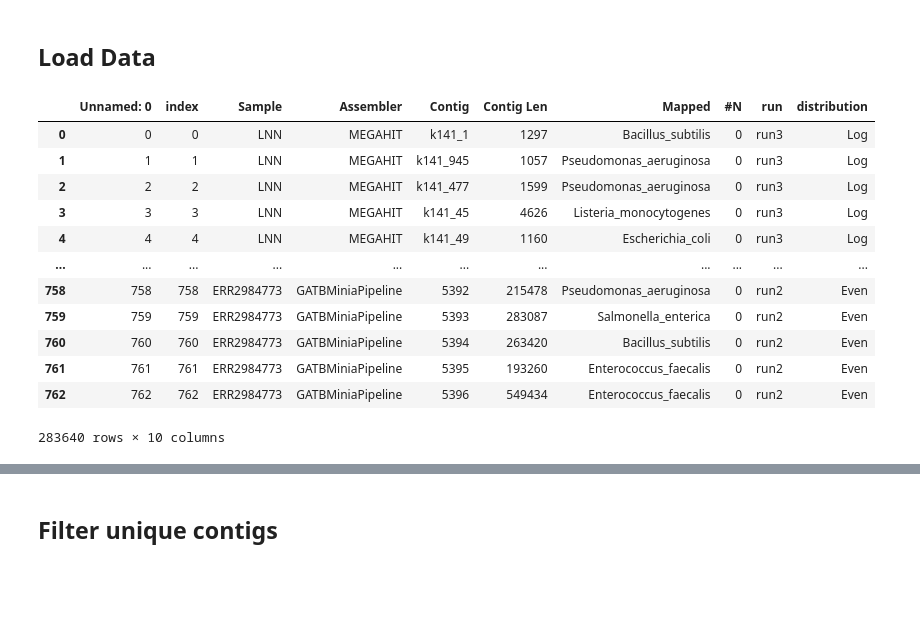
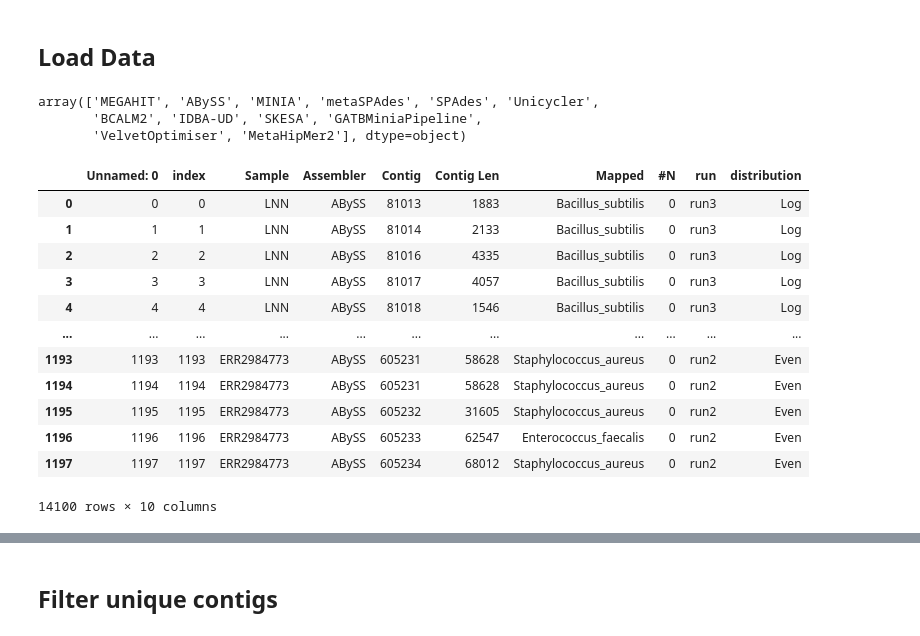
Before and after one commit to B-UMMI/LMAS_Manuscript_Analysis, a Jupyter notebook: Analysis/3. Assembler Rubustness.ipynb, the cells around one changed output, grey strips where cells are left out. Cells and saved outputs as stored; diff of their text form; code cells hidden in the pictures; blank space fills up the shorter version.

```diff
--- a/Analysis/3. Assembler Rubustness.ipynb
+++ b/Analysis/3. Assembler Rubustness.ipynb
@@ -47,19 +47,24 @@ for f in contig_size_files:
 
 contig_size_df = pd.concat(df_list)
 contig_size_df['distribution'] = np.where(contig_size_df['Sample'].isin(log_distributed), 'Log', 'Even')
-
-contig_size_df
+contig_size_df.Assembler.unique()
 # %% [output]
-|  | Unnamed: 0 | index | Sample | Assembler | Contig | Contig Len | Mapped | #N | run | distribution |
-| 0 | 0 | 0 | LNN | MEGAHIT | k141_1 | 1297 | Bacillus_subtilis | 0 | run3 | Log |
-| 1 | 1 | 1 | LNN | MEGAHIT | k141_945 | 1057 | Pseudomonas_aeruginosa | 0 | run3 | Log |
-| 2 | 2 | 2 | LNN | MEGAHIT | k141_477 | 1599 | Pseudomonas_aeruginosa | 0 | run3 | Log |
-| 3 | 3 | 3 | LNN | MEGAHIT | k141_45 | 4626 | Listeria_monocytogenes | 0 | run3 | Log |
-| 4 | 4 | 4 | LNN | MEGAHIT | k141_49 | 1160 | Escherichia_coli | 0 | run3 | Log |
-| ... | ... | ... | ... | ... | ... | ... | ... | ... | ... | ... |
-| 758 | 758 | 758 | ERR2984773 | GATBMiniaPipeline | 5392 | 215478 | Pseudomonas_aeruginosa | 0 | run2 | Even |
-| 759 | 759 | 759 | ERR2984773 | GATBMiniaPipeline | 5393 | 283087 | Salmonella_enterica | 0 | run2 | Even |
-| 760 | 760 | 760 | ERR2984773 | GATBMiniaPipeline | 5394 | 263420 | Bacillus_subtilis | 0 | run2 | Even |
-| 761 | 761 | 761 | ERR2984773 | GATBMiniaPipeline | 5395 | 193260 | Enterococcus_faecalis | 0 | run2 | Even |
-| 762 | 762 | 762 | ERR2984773 | GATBMiniaPipeline | 5396 | 549434 | Enterococcus_faecalis | 0 | run2 | Even |
-283640 rows × 10 columns
+array(['MEGAHIT', 'ABySS', 'MINIA', 'metaSPAdes', 'SPAdes', 'Unicycler',
+       'BCALM2', 'IDBA-UD', 'SKESA', 'GATBMiniaPipeline',
+       'VelvetOptimiser', 'MetaHipMer2'], dtype=object)
+# %%
+contig_size_df[contig_size_df['Assembler']=='ABySS']
+# %% [output]
+|  | Unnamed: 0 | index | Sample | Assembler | Contig | Contig Len | Mapped | #N | run | distribution |
+| 0 | 0 | 0 | LNN | ABySS | 81013 | 1883 | Bacillus_subtilis | 0 | run3 | Log |
+| 1 | 1 | 1 | LNN | ABySS | 81014 | 2133 | Bacillus_subtilis | 0 | run3 | Log |
+| 2 | 2 | 2 | LNN | ABySS | 81016 | 4335 | Bacillus_subtilis | 0 | run3 | Log |
+| 3 | 3 | 3 | LNN | ABySS | 81017 | 4057 | Bacillus_subtilis | 0 | run3 | Log |
+| 4 | 4 | 4 | LNN | ABySS | 81018 | 1546 | Bacillus_subtilis | 0 | run3 | Log |
+| ... | ... | ... | ... | ... | ... | ... | ... | ... | ... | ... |
+| 1193 | 1193 | 1193 | ERR2984773 | ABySS | 605231 | 58628 | Staphylococcus_aureus | 0 | run2 | Even |
+| 1194 | 1194 | 1194 | ERR2984773 | ABySS | 605231 | 58628 | Staphylococcus_aureus | 0 | run2 | Even |
+| 1195 | 1195 | 1195 | ERR2984773 | ABySS | 605232 | 31605 | Staphylococcus_aureus | 0 | run2 | Even |
+| 1196 | 1196 | 1196 | ERR2984773 | ABySS | 605233 | 62547 | Enterococcus_faecalis | 0 | run2 | Even |
+| 1197 | 1197 | 1197 | ERR2984773 | ABySS | 605234 | 68012 | Staphylococcus_aureus | 0 | run2 | Even |
+14100 rows × 10 columns
```
Also changed, not shown: parts of 13 cells of this notebook, 1 other file.
